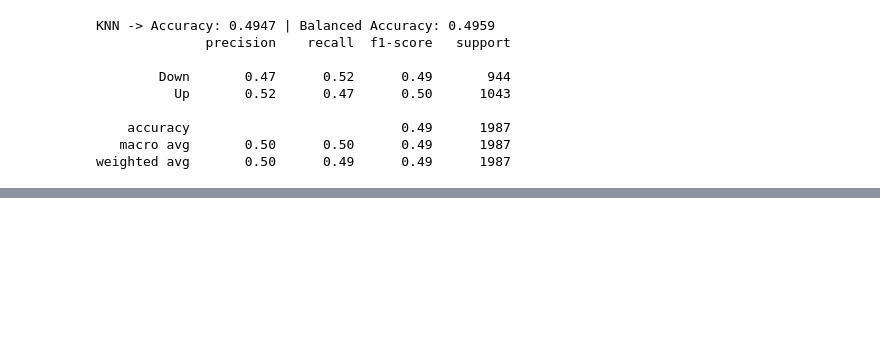
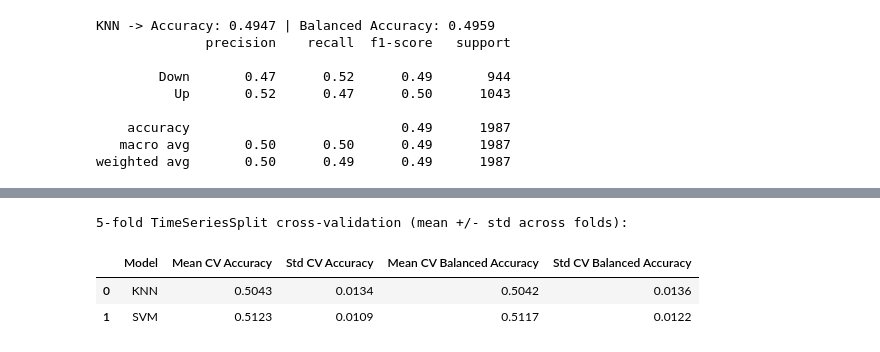
Before and after one commit to santiago-cruzlopez/WLV-MSc-AI, a Jupyter notebook: 07_Concepts_&_Technologies_of_Artificial_Intelligence/7CS070_Task2_Classification_ORCL.ipynb, the cells around one changed output, grey strips where cells are left out. Cells and saved outputs as stored; diff of their text form; code cells hidden in the pictures; blank space fills up the shorter version.

```diff
--- a/07_Concepts_&_Technologies_of_Artificial_Intelligence/7CS070_Task2_Classification_ORCL.ipynb
+++ b/07_Concepts_&_Technologies_of_Artificial_Intelligence/7CS070_Task2_Classification_ORCL.ipynb
@@ -299 +530,47 @@ plt.show()
+# %%
+from sklearn.model_selection import TimeSeriesSplit
+
+X_all = df[feature_cols]
+y_all = df['target_direction']
+
+tscv = TimeSeriesSplit(n_splits=5)
+cv_results = {'KNN': {'Accuracy': [], 'Balanced Accuracy': []}, 'SVM': {'Accuracy': [], 'Balanced Accuracy': []}}
+
+for train_idx, test_idx in tscv.split(X_all):
+    X_tr, X_te = X_all.iloc[train_idx], X_all.iloc[test_idx]
+    y_tr, y_te = y_all.iloc[train_idx], y_all.iloc[test_idx]
+
+    fold_scaler = StandardScaler()
+    X_tr_scaled = fold_scaler.fit_transform(X_tr)
+    X_te_scaled = fold_scaler.transform(X_te)
+
+    fold_knn = KNeighborsClassifier(n_neighbors=15).fit(X_tr_scaled, y_tr)
+    fold_svm = SVC(kernel='rbf', C=1.0, gamma='scale', random_state=42).fit(X_tr_scaled, y_tr)
+
+    for name, model in [('KNN', fold_knn), ('SVM', fold_svm)]:
+        pred = model.predict(X_te_scaled)
+        cv_results[name]['Accuracy'].append(accuracy_score(y_te, pred))
+        cv_results[name]['Balanced Accuracy'].append(balanced_accuracy_score(y_te, pred))
+
+cv_summary = pd.DataFrame({
+    'Model': list(cv_results.keys()),
+    'Mean CV Accuracy': [np.mean(v['Accuracy']) for v in cv_results.values()],
+    'Std CV Accuracy': [np.std(v['Accuracy']) for v in cv_results.values()],
+    'Mean CV Balanced Accuracy': [np.mean(v['Balanced Accuracy']) for v in cv_results.values()],
+    'Std CV Balanced Accuracy': [np.std(v['Balanced Accuracy']) for v in cv_results.values()],
+}).round(4)
+print('5-fold TimeSeriesSplit cross-validation (mean +/- std across folds):')
+
+def highlight_best_cv_clf(col):
+    if col.name == 'Model':
+        return [''] * len(col)
+    is_best = col == col.max() if 'Std' not in col.name else col == col.min()
+    return ['background-color: #d9f2dd; font-weight: bold' if v else '' for v in is_best]
+
+cv_summary.style.apply(highlight_best_cv_clf, axis=0).format(precision=4)
+# %% [output]
+5-fold TimeSeriesSplit cross-validation (mean +/- std across folds):
+|  | Model | Mean CV Accuracy | Std CV Accuracy | Mean CV Balanced Accuracy | Std CV Balanced Accuracy |
+| 0 | KNN | 0.5043 | 0.0134 | 0.5042 | 0.0136 |
+| 1 | SVM | 0.5123 | 0.0109 | 0.5117 | 0.0122 |
 # %% [markdown]
```
Also changed, not shown: parts of 25 cells of this notebook.
